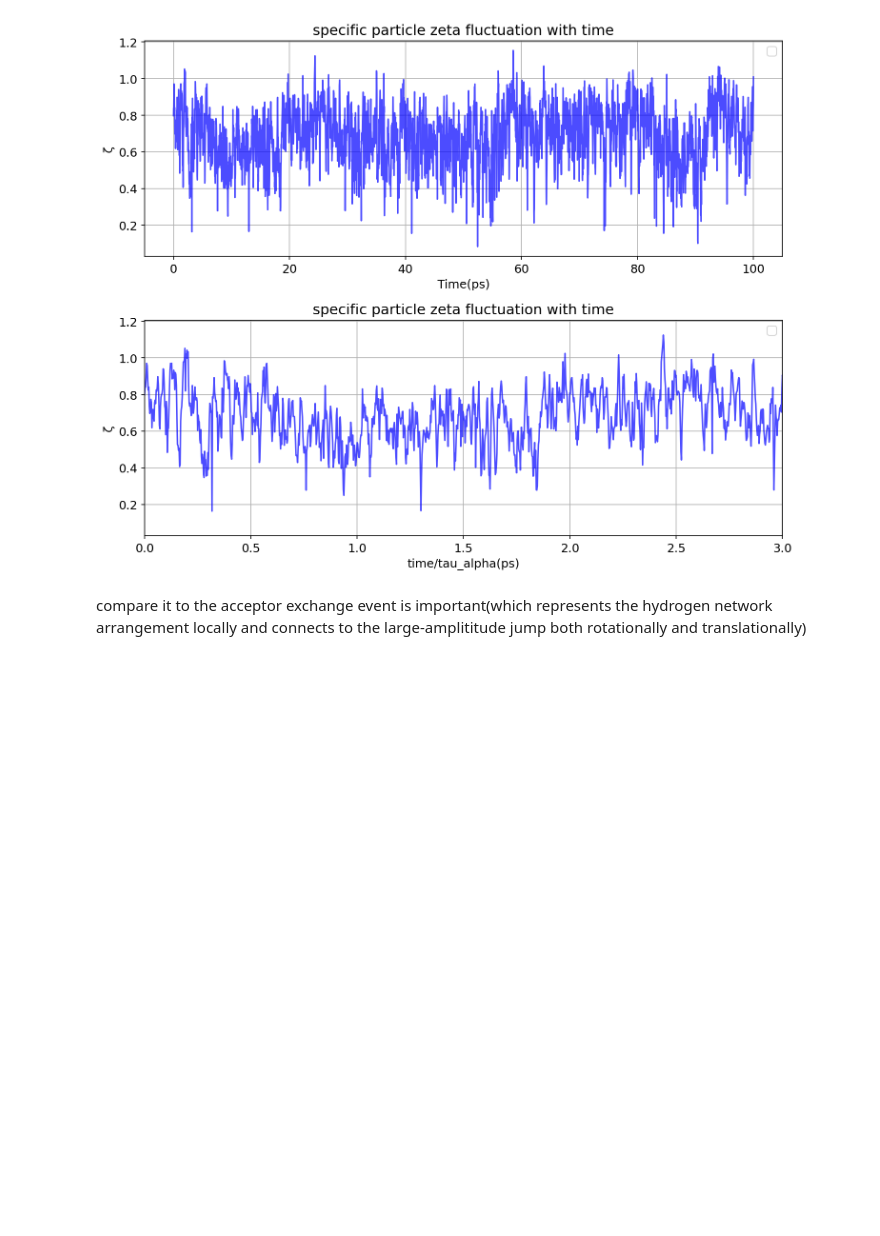
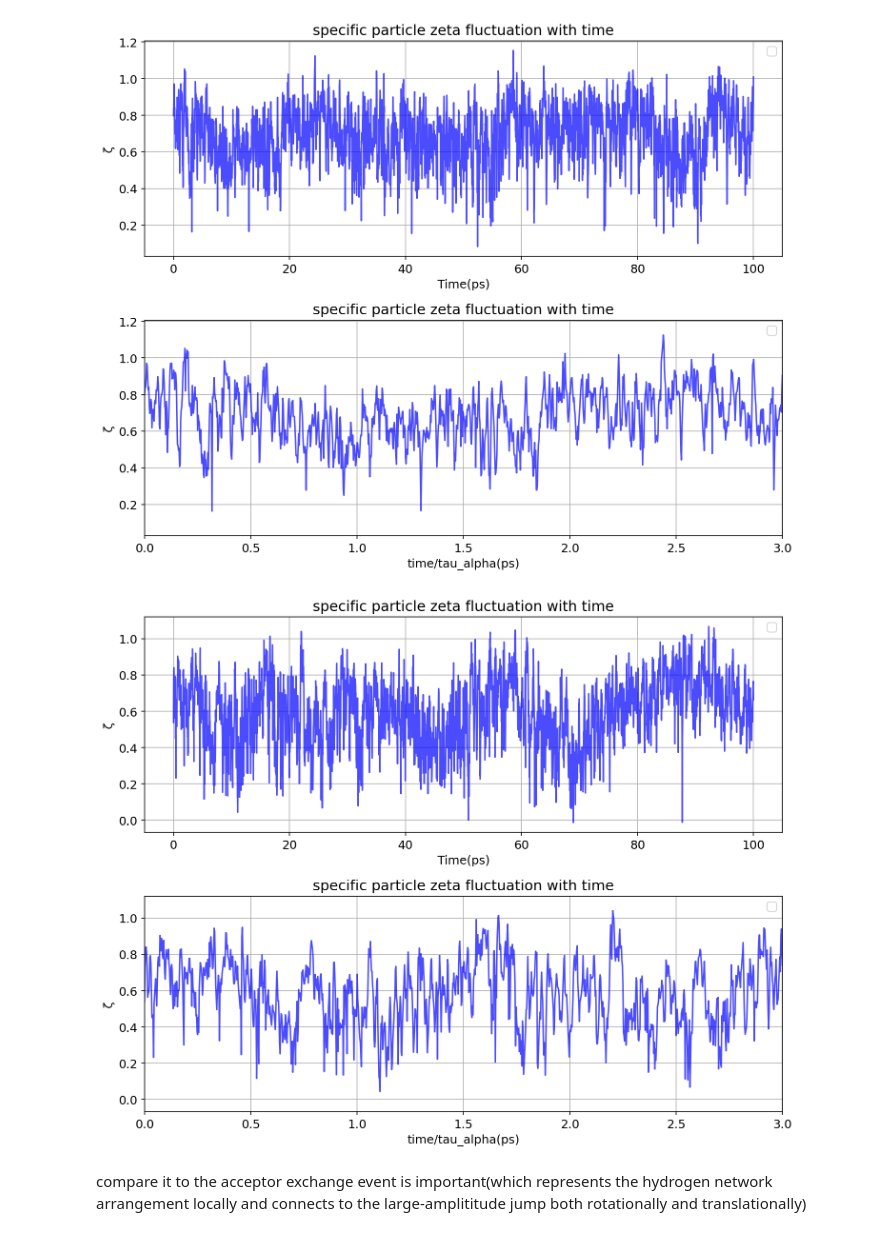
Before and after one commit to JamesHuoyu/SupercooledWater, a Jupyter notebook: notebooks/zeta.ipynb, the cells around one changed output. Drawn from its saved outputs; the diff is of its cells as text; code cells hidden in the pictures; blank space fills up the shorter version.

```diff
--- a/notebooks/zeta.ipynb
+++ b/notebooks/zeta.ipynb
@@ -242,6 +242,39 @@ ax.legend()
 plt.tight_layout()
 # %% [output]
 [figure]
+# %%
+particle_id = 100
+zeta_particle = zeta_cg_all[:, particle_id]
+time_points = np.arange(len(zeta_particle)) * u.trajectory.dt
+
+fig, axes = plt.subplots(2,1,figsize=(10, 8))
+ax = axes[0]
+ax.plot(time_points, zeta_particle, 'b-', linewidth=1.5, alpha=0.7)
+ax.set(
+    xlabel = 'Time(ps)',
+    ylabel = 'ζ',
+    title = 'specific particle zeta fluctuation with time'
+)
+ax.grid()
+ax.legend()
+
+# observe the time/time_tau
+ax = axes[1]
+time_tau = 10    # ps
+time_simply = time_points / time_tau
+ax.plot(time_simply, zeta_particle, 'b-', linewidth=1.5, alpha=0.7)
+ax.set(
+    xlim = (0, 3),
+    xlabel = 'time/tau_alpha(ps)',
+    ylabel = 'ζ',
+    title = 'specific particle zeta fluctuation with time'
+)
+ax.grid()
+ax.legend()
+
+plt.tight_layout()
+# %% [output]
+[figure, added]
 # %% [markdown]
 compare it to the acceptor exchange event is important(which represents the hydrogen network arrangement locally and connects to the large-amplititude jump both rotationally and translationally)
 # %%
```
Also changed, not shown: parts of 10 cells of this notebook, 3 other files.
